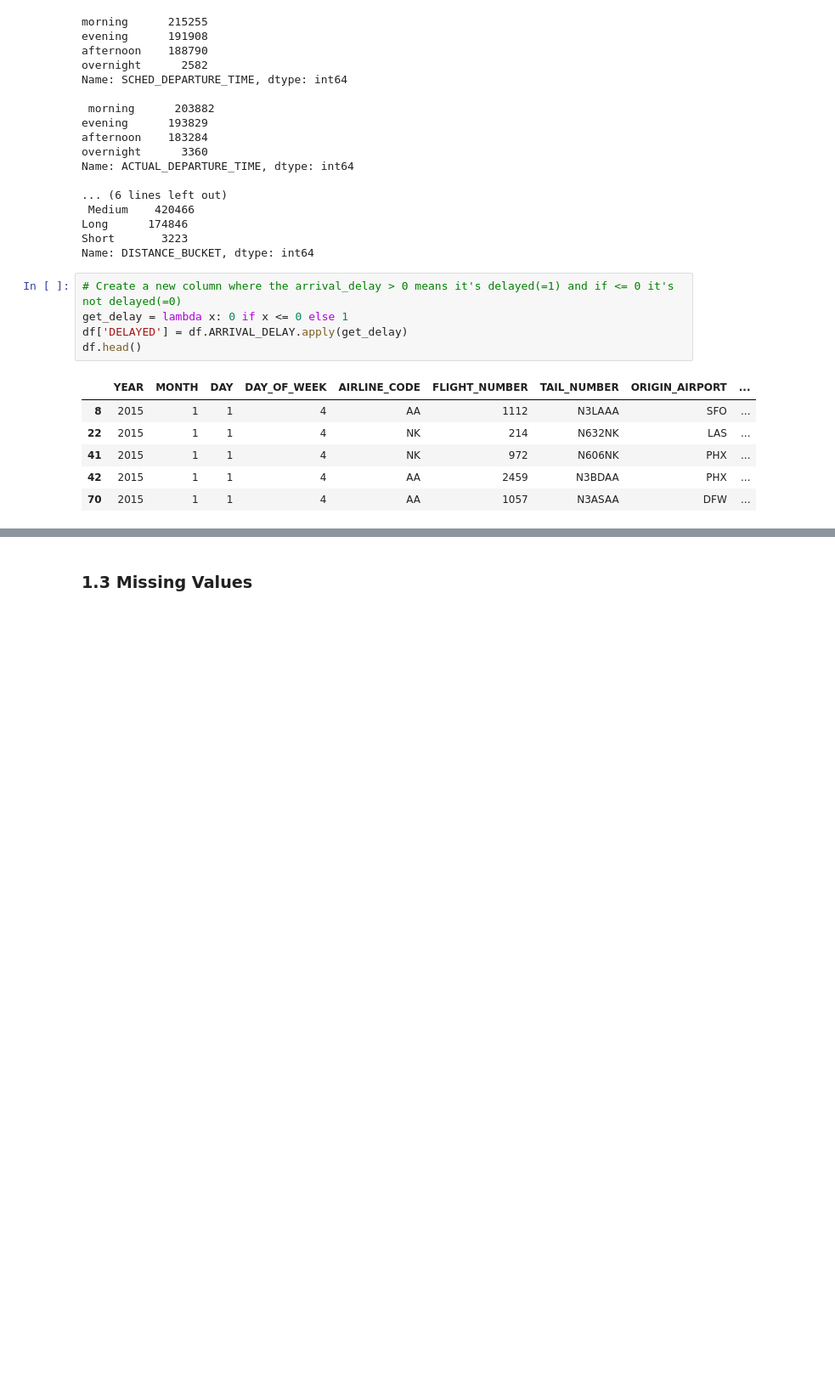
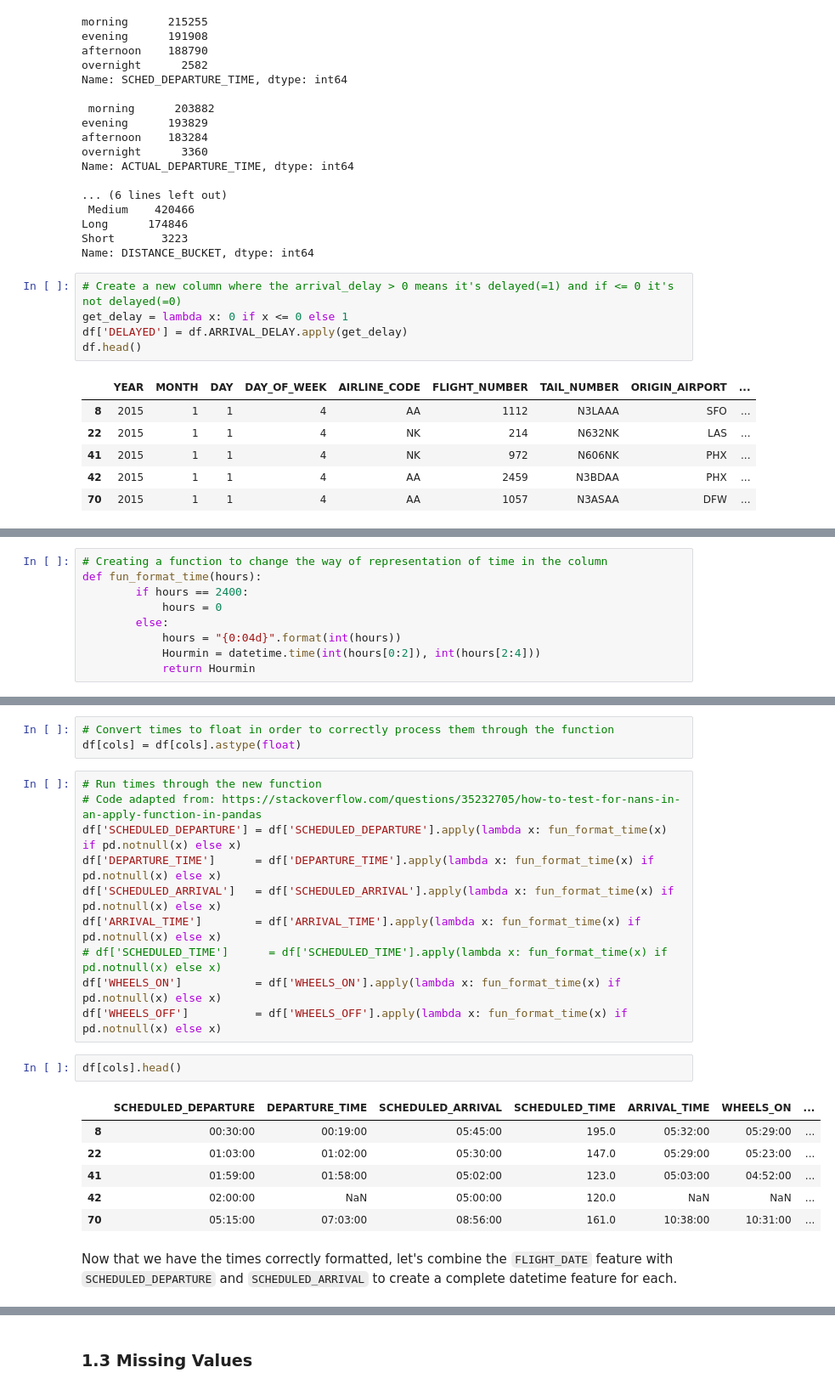
Before and after one commit to mattfarrow1/7331-machine-learning-1, a Jupyter notebook: Labs/Lab2_Group4_Matt.ipynb, the cells around one changed output, grey strips where cells are left out. Shown at 85% size. Drawn from its saved outputs; the diff is of its cells as text; blank space fills up the shorter version.

```diff
--- a/Labs/Lab2_Group4_Matt.ipynb
+++ b/Labs/Lab2_Group4_Matt.ipynb
@@ -228,0 +222,9 @@ df.head()
+# %%
+# Creating a function to change the way of representation of time in the column
+def fun_format_time(hours):
+        if hours == 2400:
+            hours = 0
+        else:
+            hours = "{0:04d}".format(int(hours))
+            Hourmin = datetime.time(int(hours[0:2]), int(hours[2:4]))
+            return Hourmin
@@ -228,0 +252,24 @@ df.head()
+# %%
+# Convert times to float in order to correctly process them through the function
+df[cols] = df[cols].astype(float)
+# %%
+# Run times through the new function
+# Code adapted from: https://stackoverflow.com/questions/35232705/how-to-test-for-nans-in-an-apply-function-in-pandas
+df['SCHEDULED_DEPARTURE'] = df['SCHEDULED_DEPARTURE'].apply(lambda x: fun_format_time(x) if pd.notnull(x) else x)
+df['DEPARTURE_TIME']      = df['DEPARTURE_TIME'].apply(lambda x: fun_format_time(x) if pd.notnull(x) else x)
+df['SCHEDULED_ARRIVAL']   = df['SCHEDULED_ARRIVAL'].apply(lambda x: fun_format_time(x) if pd.notnull(x) else x)
+df['ARRIVAL_TIME']        = df['ARRIVAL_TIME'].apply(lambda x: fun_format_time(x) if pd.notnull(x) else x)
+# df['SCHEDULED_TIME']      = df['SCHEDULED_TIME'].apply(lambda x: fun_format_time(x) if pd.notnull(x) else x)
+df['WHEELS_ON']           = df['WHEELS_ON'].apply(lambda x: fun_format_time(x) if pd.notnull(x) else x)
+df['WHEELS_OFF']          = df['WHEELS_OFF'].apply(lambda x: fun_format_time(x) if pd.notnull(x) else x)
+# %%
+df[cols].head()
+# %% [output]
+|  | SCHEDULED_DEPARTURE | DEPARTURE_TIME | SCHEDULED_ARRIVAL | SCHEDULED_TIME | ARRIVAL_TIME | WHEELS_ON | ... |
+| 8 | 00:30:00 | 00:19:00 | 05:45:00 | 195.0 | 05:32:00 | 05:29:00 | ... |
+| 22 | 01:03:00 | 01:02:00 | 05:30:00 | 147.0 | 05:29:00 | 05:23:00 | ... |
+| 41 | 01:59:00 | 01:58:00 | 05:02:00 | 123.0 | 05:03:00 | 04:52:00 | ... |
+| 42 | 02:00:00 | NaN | 05:00:00 | 120.0 | NaN | NaN | ... |
+| 70 | 05:15:00 | 07:03:00 | 08:56:00 | 161.0 | 10:38:00 | 10:31:00 | ... |
+# %% [markdown]
+Now that we have the times correctly formatted, let's combine the `FLIGHT_DATE` feature with `SCHEDULED_DEPARTURE` and `SCHEDULED_ARRIVAL` to create a complete datetime feature for each.
```
Also changed, not shown: parts of 42 cells of this notebook.
